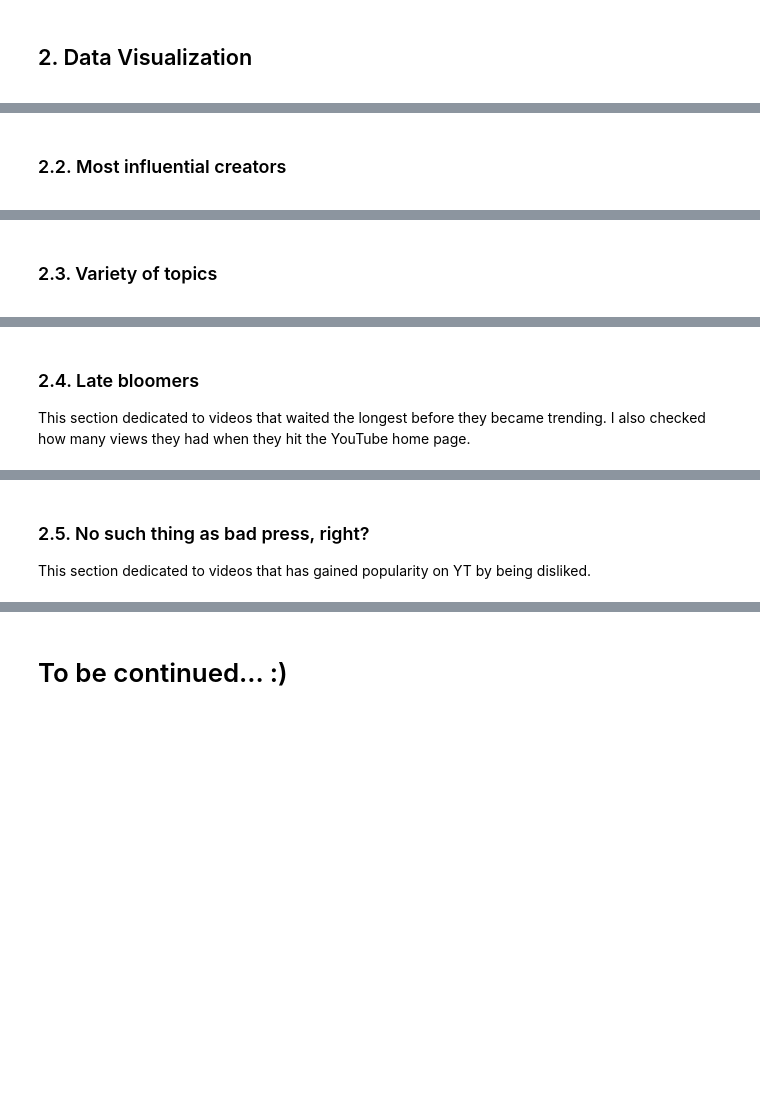
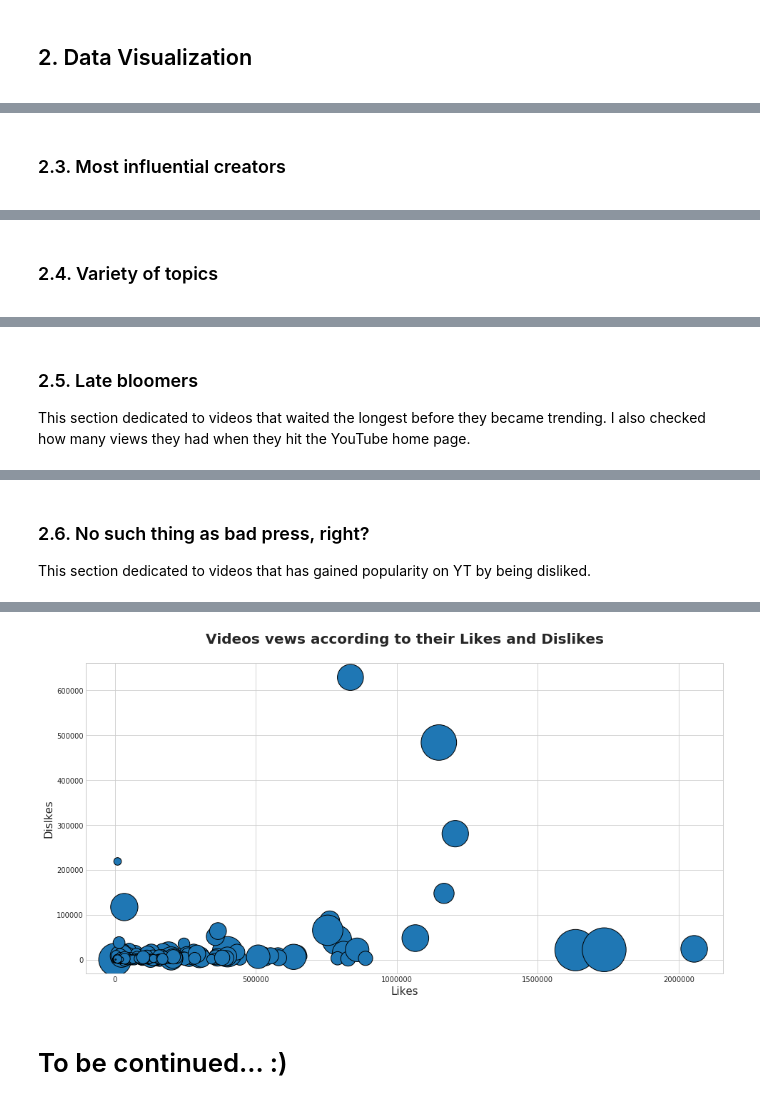
Before and after one commit to SkalskiP/ILearnMachineLearning.py, a Jupyter notebook: 0_Kaggle_projects/Most_Trending_on_YouTube.ipynb, the cells around one changed output, grey strips where cells are left out. Drawn from its saved outputs; the diff is of its cells as text; code cells hidden in the pictures; blank space fills up the shorter version.

```diff
--- a/0_Kaggle_projects/Most_Trending_on_YouTube.ipynb
+++ b/0_Kaggle_projects/Most_Trending_on_YouTube.ipynb
@@ -178,7 +219,7 @@ using a dict on a Series for aggregation
 is deprecated and will be removed in a future version
 [interactive output not drawn]
 # %% [markdown]
-### 2.2. Most influential creators
+### 2.3. Most influential creators
 <a id="most_influential_creators"></a>
 # %%
 max_title_length = 30
@@ -241,7 +282,7 @@ using a dict on a Series for aggregation
 is deprecated and will be removed in a future version
 [interactive output not drawn]
 # %% [markdown]
-### 2.3. Variety of topics
+### 2.4. Variety of topics
 <a id="variety_of_topics"></a>
 # %%
 max_title_length = 30
@@ -304,7 +345,7 @@ using a dict on a Series for aggregation
 is deprecated and will be removed in a future version
 [interactive output not drawn]
 # %% [markdown]
-### 2.4. Late bloomers
+### 2.5. Late bloomers
 <a id="late_bloomers"></a>
 This section dedicated to videos that waited the longest before they became trending. I also checked how many views they had when they hit the YouTube home page.
 # %%
@@ -386,7 +427,7 @@ py.iplot(fig)
 # %% [output]
 [interactive output not drawn]
 # %% [markdown]
-### 2.5. No such thing as bad press, right?
+### 2.6. No such thing as bad press, right?
 <a id="no_such_thing_as_bad_press_right"></a>
 This section dedicated to videos that has gained popularity on YT by being disliked.
 # %%
@@ -477,5 +518,20 @@ fig = go.Figure(data=data, layout=layout)
 py.iplot(fig)
 # %% [output]
 [interactive output not drawn]
+# %%
+plt.figure(figsize=(16,8))
+sns.set_style("whitegrid")
+plt.title('Videos vews according to their Likes and Dislikes', fontsize=20, fontweight='bold', y=1.05,)
+plt.xlabel('Likes', fontsize=15)
+plt.ylabel('Dislkes', fontsize=15)
+
+likes = us_videos_first["likes"].values
+dislikes = us_videos_first["dislikes"].values
+views = us_videos_first["views"].values
+
+plt.scatter(likes, dislikes, s = views/10000, edgecolors='black')
+plt.show()
+# %% [output]
+[figure, added]
 # %% [markdown]
 # To be continued... :)
```
Also changed, not shown: parts of 10 cells of this notebook.
